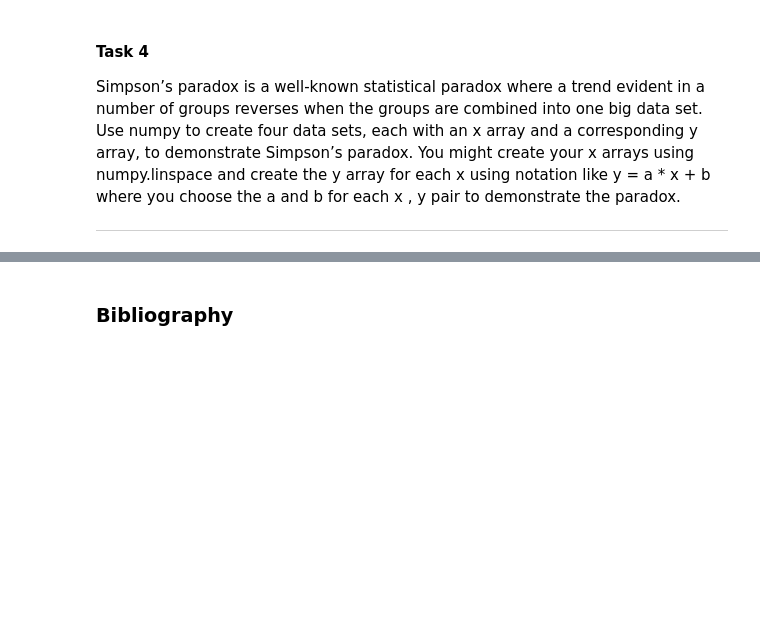
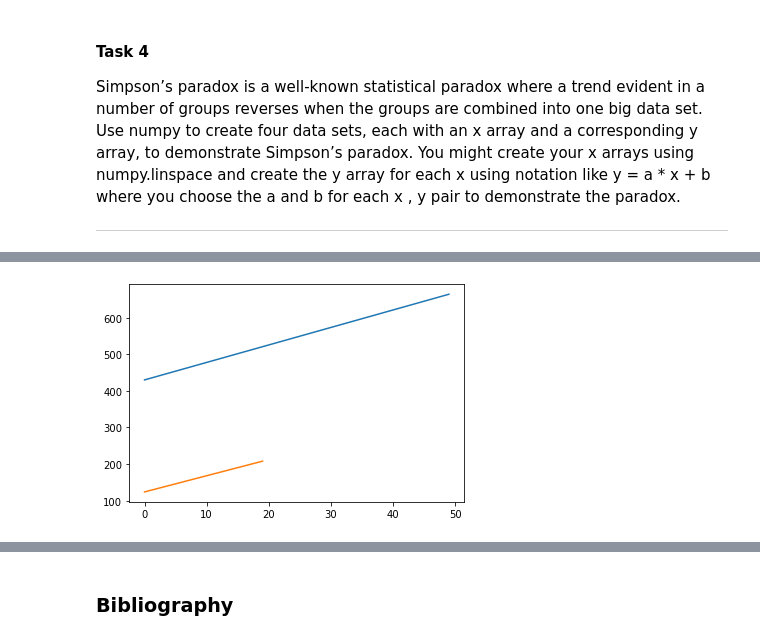
Before and after one commit to jonkavana/FODA-Assessment-2020, a Jupyter notebook: FODA - Task File.ipynb, the cells around one changed output, grey strips where cells are left out. Drawn from its saved outputs; the diff is of its cells as text; code cells hidden in the pictures; blank space fills up the shorter version.

```diff
--- a/FODA - Task File.ipynb
+++ b/FODA - Task File.ipynb
@@ -372,0 +476,3 @@ array([ 8.        ,  8.19230769,  8.38461538,  8.57692308,  8.76923077,
+# %%
+Combo34 = Lis1xy + Lis2xy
+Combo34
@@ -373 +493,7 @@ array([ 8.        ,  8.19230769,  8.38461538,  8.57692308,  8.76923077,
+# %%
+plt.plot(Combo34)
+plt.plot(Combo12)
+plt.show;
+# %% [output]
+[figure, added]
 # %%
```
Also changed, not shown: parts of 39 cells of this notebook.
